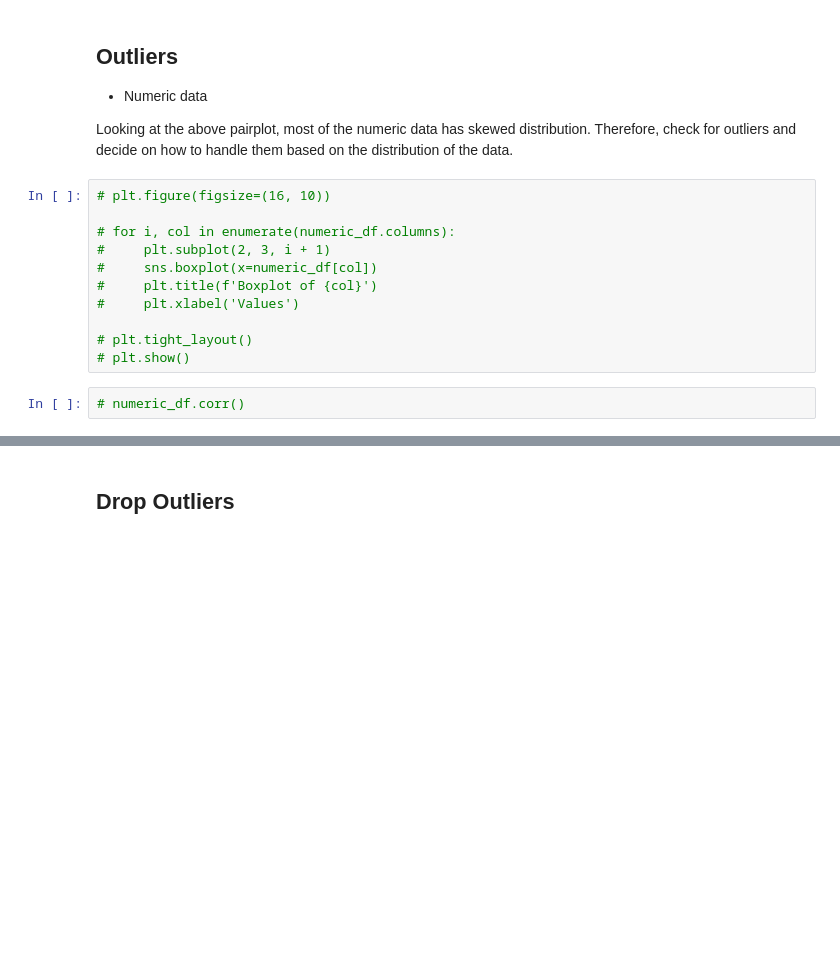
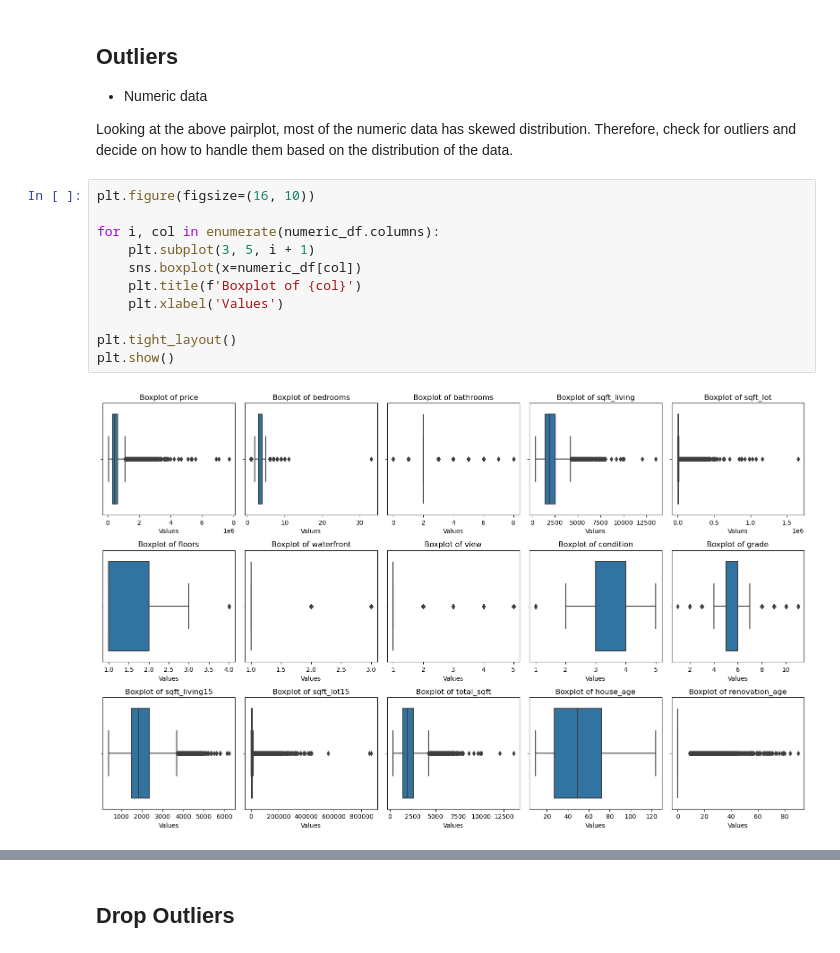
Before and after one commit to lchep2024/phase_2_project, a Jupyter notebook: members/joan.ipynb, the cells around one changed output, grey strips where cells are left out. Cells and saved outputs as stored; diff of their text form; blank space fills up the shorter version.

```diff
--- a/members/joan.ipynb
+++ b/members/joan.ipynb
@@ -536,16 +534,16 @@ with warnings.catch_warnings():
 
 Looking at the above pairplot, most of the numeric data has skewed distribution. Therefore, check for outliers and decide on how to handle them based on the distribution of the data.
 # %%
-# plt.figure(figsize=(16, 10))
+plt.figure(figsize=(16, 10))
 
-# for i, col in enumerate(numeric_df.columns):
-#     plt.subplot(2, 3, i + 1)
-#     sns.boxplot(x=numeric_df[col])
-#     plt.title(f'Boxplot of {col}')
-#     plt.xlabel('Values')
+for i, col in enumerate(numeric_df.columns):
+    plt.subplot(3, 5, i + 1)
+    sns.boxplot(x=numeric_df[col])
+    plt.title(f'Boxplot of {col}')
+    plt.xlabel('Values')
 
-# plt.tight_layout()
-# plt.show()
+plt.tight_layout()
+plt.show()
+# %% [output]
+[figure, added]
-# %%
-# numeric_df.corr()
 # %%
```
Also changed, not shown: parts of 17 cells of this notebook.
